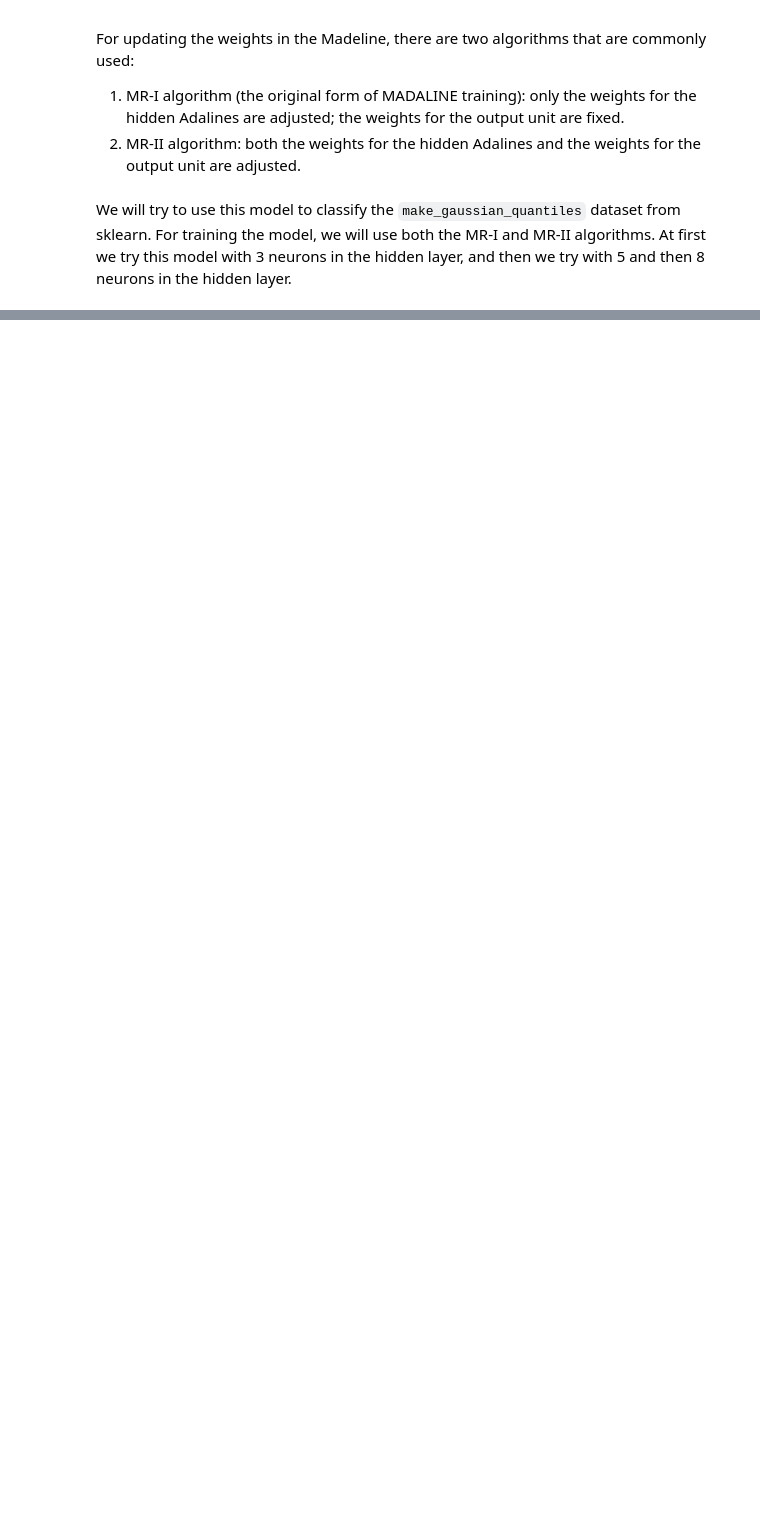
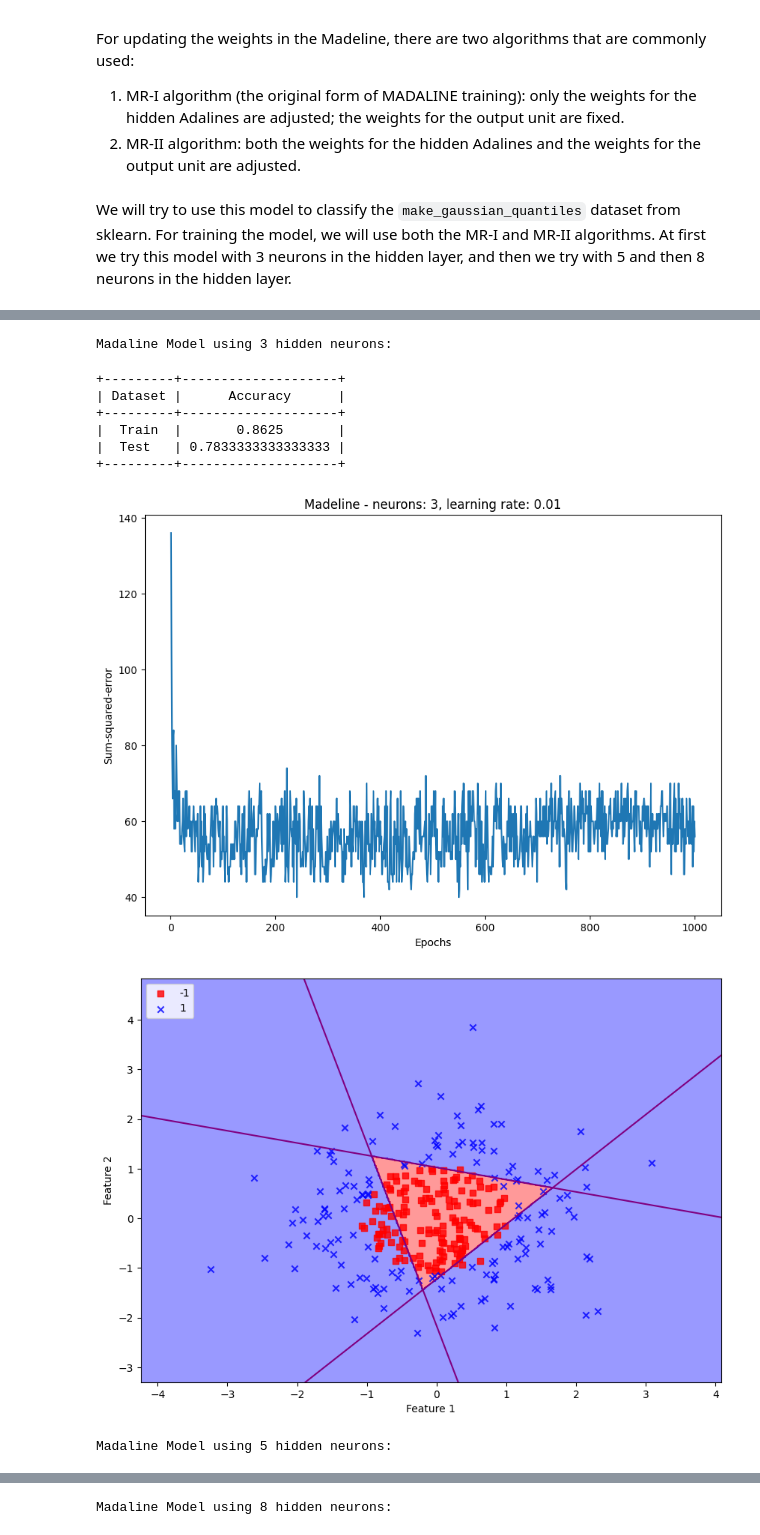
Before and after one commit to Shahriar-0/Neural-Networks-and-Deep-Learning-Course-Projects-S2024, a Jupyter notebook: HW1-FullyConnectedNeuralNetworks/src/3.Adaline&Madaline.ipynb, the cells around one changed output, grey strips where cells are left out. Cells and saved outputs as stored; diff of their text form; code cells hidden in the pictures; blank space fills up the shorter version.

Commit message:
Madeline implementation
Co-Authored-By: Matin Bazrafshan <matinbazrafshan2003@gmail.com>

```diff
--- a/HW1-FullyConnectedNeuralNetworks/src/3.Adaline&Madaline.ipynb
+++ b/HW1-FullyConnectedNeuralNetworks/src/3.Adaline&Madaline.ipynb
@@ -194,3 +197,0 @@ model.fit(x_train_class_0, y_train_class_0)
-# %%
-y_train_pred = model.predict(x_train_class_0)
-y_test_pred = model.predict(x_test_class_0)
@@ -250,3 +242,0 @@ model.fit(x_train_class_1, y_train_class_1)
-# %%
-y_train_pred = model.predict(x_train_class_1)
-y_test_pred = model.predict(x_test_class_1)
@@ -328,0 +395,27 @@ def plot_decision_regions_madeline(x, y, classifier):
+# %%
+n_neurons = [3, 5, 8]
+
+for n in n_neurons:
+    print(f'Madaline Model using {n} hidden neurons:')
+    model = Madeline(n, 0.01, 1000)
+
+    model.compile()
+    model.fit(x_train, y_train)
+
+    y_train_pred = model.predict(x_train)
+    y_test_pred = model.predict(x_test)
+
+    evluate(y_train, y_test, y_train_pred, y_test_pred)
+    plot_errors(model.cost_per_epoch, f'Madeline - neurons: {n}, learning rate: {0.01}')
+    plot_decision_regions_madaline(x, y, model)
+# %% [output]
+Madaline Model using 3 hidden neurons:
++---------+--------------------+
+| Dataset |      Accuracy      |
++---------+--------------------+
+|  Train  |       0.8625       |
+|  Test   | 0.7833333333333333 |
++---------+--------------------+
+[figure, added]
+[figure, added]
+Madaline Model using 5 hidden neurons:
@@ -328,0 +430 @@ def plot_decision_regions_madeline(x, y, classifier):
+Madaline Model using 8 hidden neurons:
```
Also changed, not shown: parts of 28 cells of this notebook.
